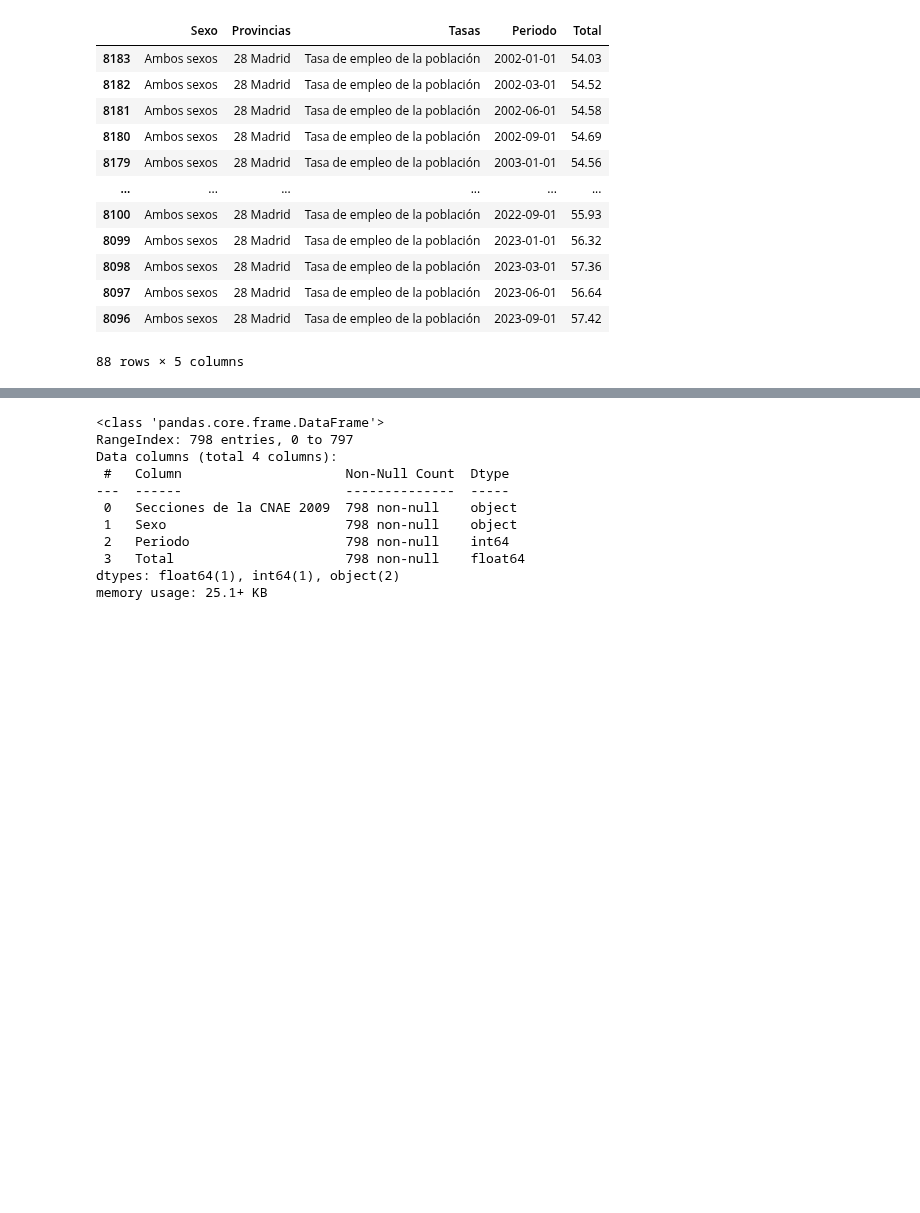
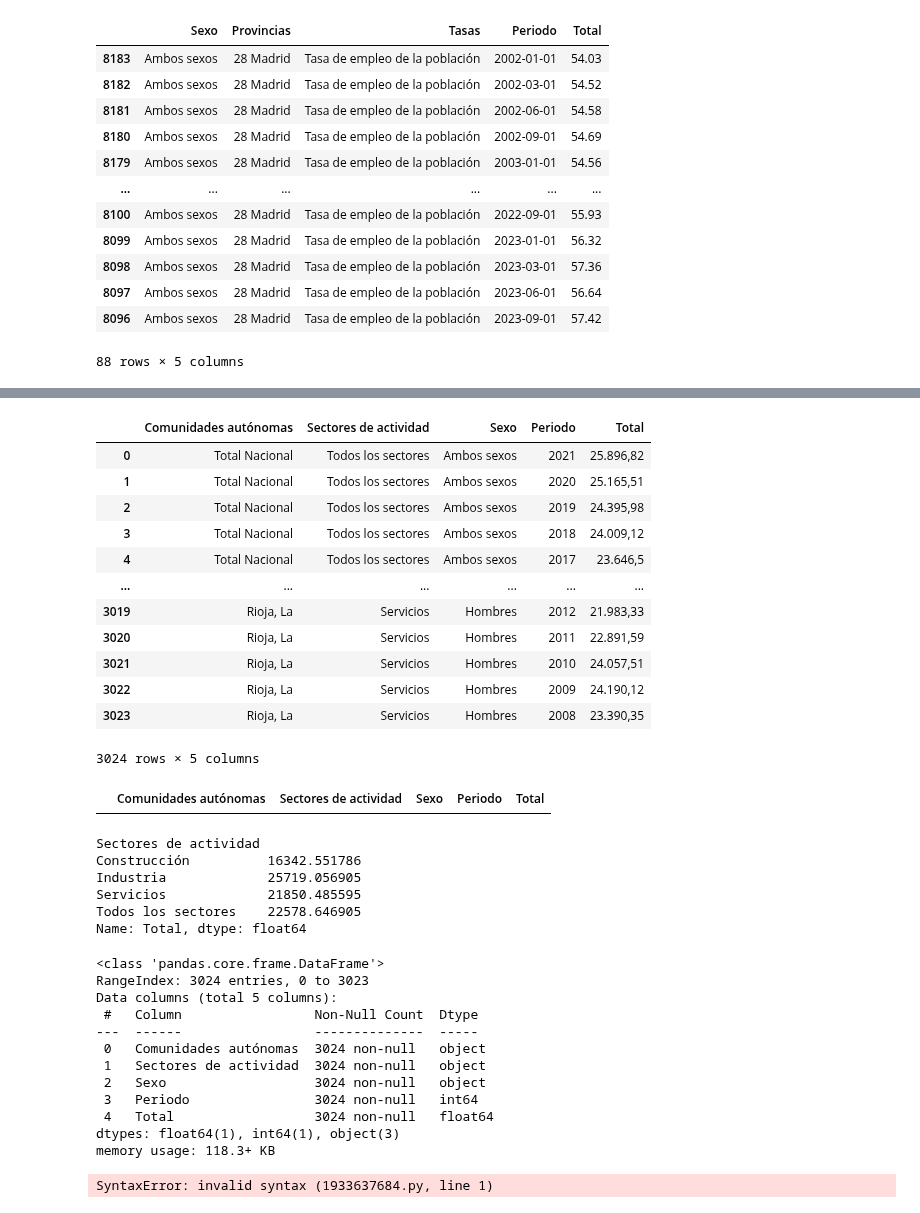
Before and after one commit to Gbau11/Empleo-Espa-a, a Jupyter notebook: code/paro_actividad.ipynb, the cells around one changed output, grey strips where cells are left out. Cells and saved outputs as stored; diff of their text form; code cells hidden in the pictures; blank space fills up the shorter version.

```diff
--- a/code/paro_actividad.ipynb
+++ b/code/paro_actividad.ipynb
@@ -270,0 +469,16 @@ sal_act['Total'] = sal_act['Total'].astype(float)
+# %%
+sal_sect
+# %% [output]
+|  | Comunidades autónomas | Sectores de actividad | Sexo | Periodo | Total |
+| 0 | Total Nacional | Todos los sectores | Ambos sexos | 2021 | 25.896,82 |
+| 1 | Total Nacional | Todos los sectores | Ambos sexos | 2020 | 25.165,51 |
+| 2 | Total Nacional | Todos los sectores | Ambos sexos | 2019 | 24.395,98 |
+| 3 | Total Nacional | Todos los sectores | Ambos sexos | 2018 | 24.009,12 |
+| 4 | Total Nacional | Todos los sectores | Ambos sexos | 2017 | 23.646,5 |
+| ... | ... | ... | ... | ... | ... |
+| 3019 | Rioja, La | Servicios | Hombres | 2012 | 21.983,33 |
+| 3020 | Rioja, La | Servicios | Hombres | 2011 | 22.891,59 |
+| 3021 | Rioja, La | Servicios | Hombres | 2010 | 24.057,51 |
+| 3022 | Rioja, La | Servicios | Hombres | 2009 | 24.190,12 |
+| 3023 | Rioja, La | Servicios | Hombres | 2008 | 23.390,35 |
+3024 rows × 5 columns
@@ -271,14 +495,32 @@ sal_act['Total'] = sal_act['Total'].astype(float)
+# %%
+total[total['Total']==0]
+# %% [output]
+|  | Comunidades autónomas | Sectores de actividad | Sexo | Periodo | Total |
+# %%
+total.groupby('Sectores de actividad')['Total'].mean()
+# %% [output]
+Sectores de actividad
+Construcción          16342.551786
+Industria             25719.056905
+Servicios             21850.485595
+Todos los sectores    22578.646905
+Name: Total, dtype: float64
 # %%
-sal_act.info()
+sal_sect.info()
 # %% [output]
 <class 'pandas.core.frame.DataFrame'>
-RangeIndex: 798 entries, 0 to 797
-Data columns (total 4 columns):
- #   Column                     Non-Null Count  Dtype
----  ------                     --------------  -----
- 0   Secciones de la CNAE 2009  798 non-null    object
- 1   Sexo                       798 non-null    object
- 2   Periodo                    798 non-null    int64
- 3   Total                      798 non-null    float64
-dtypes: float64(1), int64(1), object(2)
-memory usage: 25.1+ KB
+RangeIndex: 3024 entries, 0 to 3023
+Data columns (total 5 columns):
+ #   Column                 Non-Null Count  Dtype
+---  ------                 --------------  -----
+ 0   Comunidades autónomas  3024 non-null   object
+ 1   Sectores de actividad  3024 non-null   object
+ 2   Sexo                   3024 non-null   object
+ 3   Periodo                3024 non-null   int64
+ 4   Total                  3024 non-null   float64
+dtypes: float64(1), int64(1), object(3)
+memory usage: 118.3+ KB
+# %%
+.
+# %% [output]
+SyntaxError: invalid syntax (1933637684.py, line 1)
```
Also changed, not shown: parts of 30 cells of this notebook, 1 other file.
